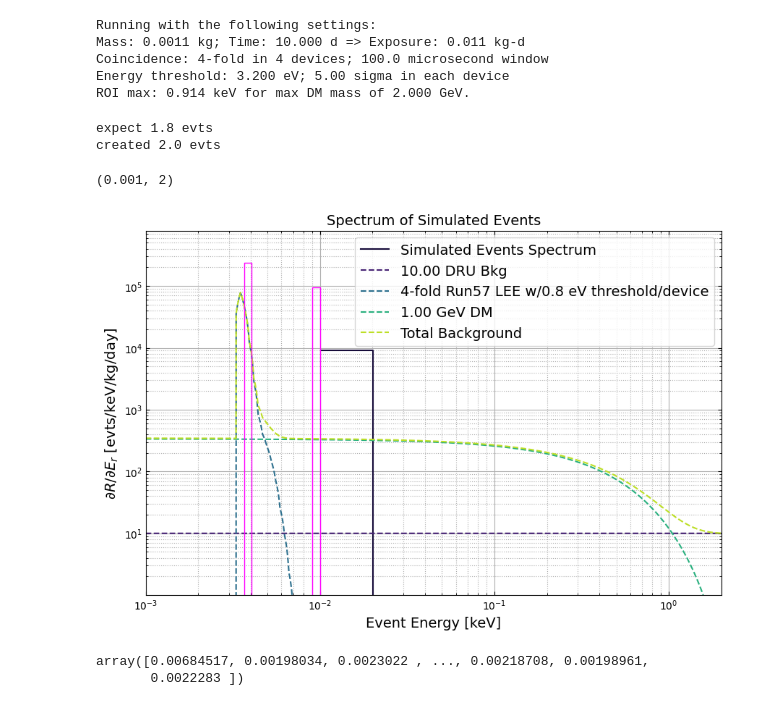
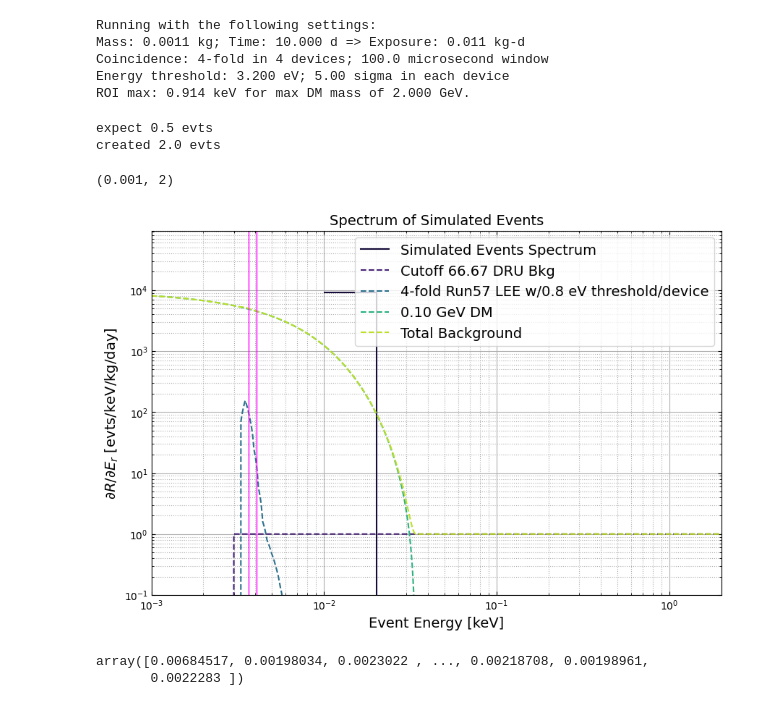
Before and after one commit to spice-herald/DarkLim, a Jupyter notebook: examples/helium-update-playground.ipynb, the cells around one changed output. Cells and saved outputs as stored; diff of their text form; code cells hidden in the pictures.

Commit message:
add cutoff bkg for he

```diff
--- a/examples/helium-update-playground.ipynb
+++ b/examples/helium-update-playground.ipynb
@@ -208,43 +208,44 @@ Energy threshold: 3.200 eV; 5.00 sigma in each device
 ROI max: 0.914 keV for max DM mass of 2.000 GeV.
 # %%
 SE.reset_sim()
-SE.add_flat_bkgd(10) # flat background of 1 DRU
+SE.add_cutoff_flat_bkgd(he_gain, 10/he_gain)
+#SE.add_flat_bkgd(10/he_gain) # flat background of 1 DRU
 #SE.add_nfold_powerlaw_lee_bkgd(m=n_devices,n=coinc,w=window)
 #SE.add_run57_lee_bkgd('4-1cm2',m=4,w=window,thres=per_device_threshold)
 SE.add_run57_lee_bkgd('4-1cm2-thin',window='var',part='wpart',thres=per_device_threshold)
 
-dmmass = 1
-xsec = 2e-38
+dmmass = 0.1
+xsec = 2e-39
 SE.add_dm_bkgd(dmmass, xsec)
 
 #en_interp = np.geomspace(1e-6,1, num=1000)
 #dm = smeared_wimp(en_interp,dmmass,sigma0=xsec,tm=tm,res=energy_res)
 
 emax = 2
 
 gen_evts = SE.generate_background(emax, e_low=1e-4, npts=10000, plot_bkgd=True, verbose=True)
 ax = plt.gca()
 
 h = Hist1d(gen_evts[gen_evts>threshold],bins=np.geomspace(1e-4,emax,num=100))
 bw = h.bin_edges[1::]-h.bin_edges[:-1]
 #h *= pile_up_rate/np.sum(h.histogram)
 h *= 1/bw/mass_det/time_elapsed
 h.plot(lw=1,color='magenta')
 
 
 
 #ax.plot(en_interp,dm,ls='-',alpha=1,color='magenta',label='Smeared WIMP')
 
 #plt.ylim(0.1,50)
 ax.set_xscale('log')
 ax.set_xlim(1e-3,emax)
 #ax.axvline(threshold,ls='-',color='red')
 #ax.axvspan(threshold-energy_res,threshold+energy_res,facecolor='red',alpha=0.1)
 # %% [output]
-expect 1.8 evts
+expect 0.5 evts
 created 2.0 evts
 (0.001, 2)
-[figure, old version]
+[figure, new version]
 # %%
 gen_evts
 # %% [output]
```
Also changed, not shown: 3 other files.
